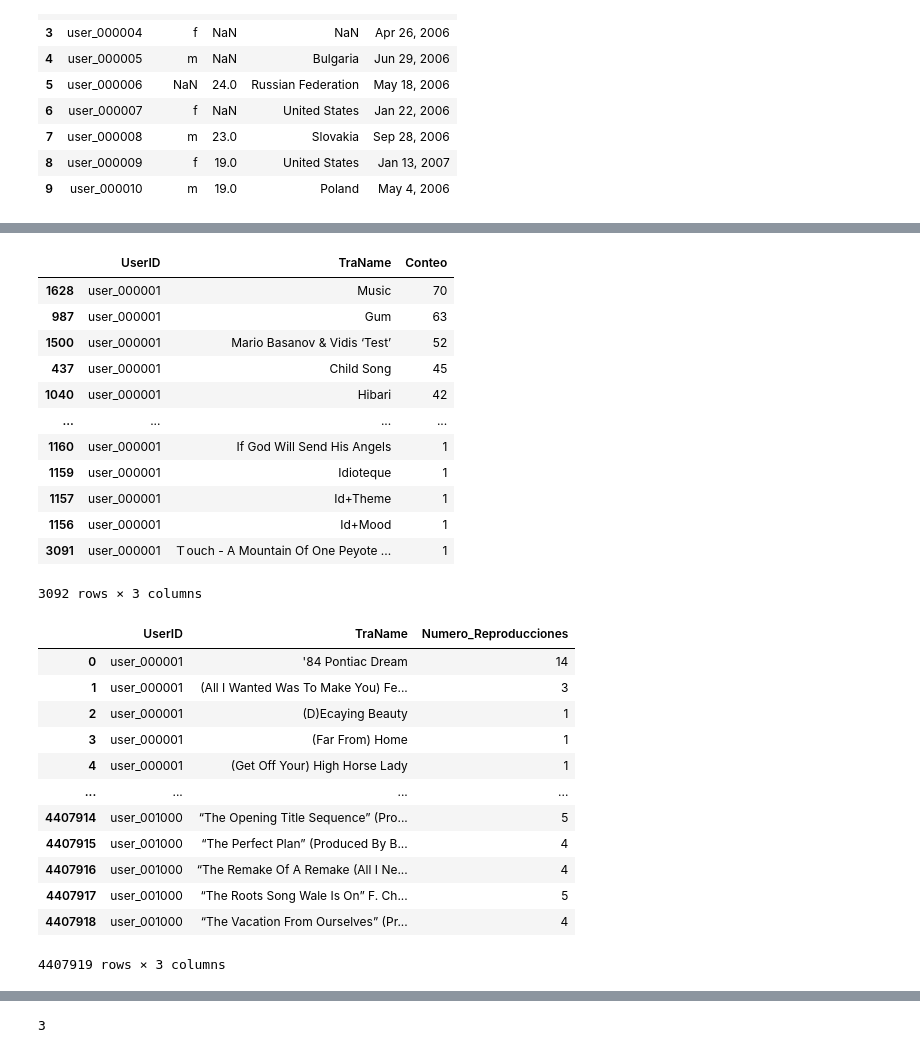
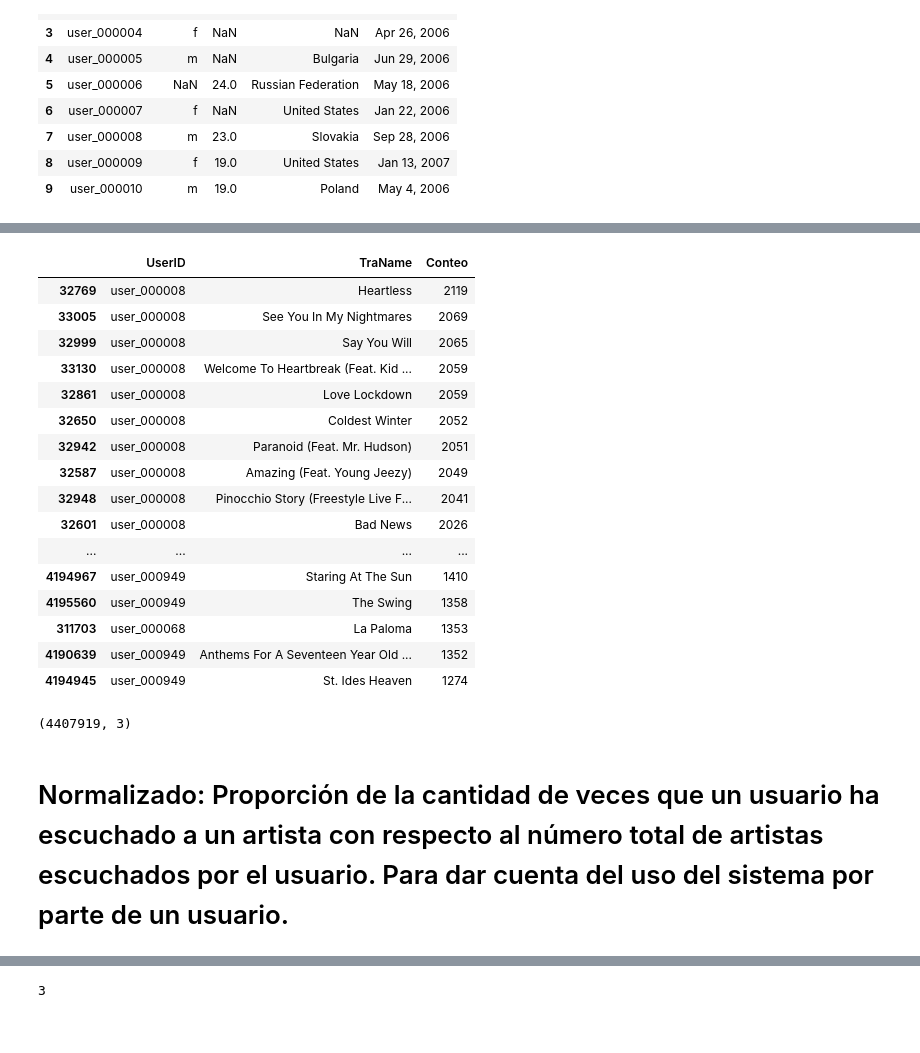
Before and after one commit to CristianMorenoMo/sistemas_recomendacion, a Jupyter notebook: Taller_1.ipynb, the cells around one changed output, grey strips where cells are left out. Cells and saved outputs as stored; diff of their text form; code cells hidden in the pictures.

```diff
--- a/Taller_1.ipynb
+++ b/Taller_1.ipynb
@@ -51,33 +171,25 @@ df2.head()
 # %%
-df2[df2['UserID'] == 'user_000001'].groupby(['UserID','TraName']).size().reset_index(name = 'Conteo').sort_values(by = 'Conteo', ascending = False)
+ConteoPista=df2.groupby(['UserID','TraName']).size().reset_index(name = 'Conteo').sort_values(by = 'Conteo', ascending = False)
+display (ConteoPista.head(20))
+print(ConteoPista.shape)
 # %% [output]
 |  | UserID | TraName | Conteo |
-| 1628 | user_000001 | Music | 70 |
-| 987 | user_000001 | Gum | 63 |
-| 1500 | user_000001 | Mario Basanov & Vidis ‘Test’ | 52 |
-| 437 | user_000001 | Child Song | 45 |
-| 1040 | user_000001 | Hibari | 42 |
+| 32769 | user_000008 | Heartless | 2119 |
+| 33005 | user_000008 | See You In My Nightmares | 2069 |
+| 32999 | user_000008 | Say You Will | 2065 |
+| 33130 | user_000008 | Welcome To Heartbreak (Feat. Kid ... | 2059 |
+| 32861 | user_000008 | Love Lockdown | 2059 |
+| 32650 | user_000008 | Coldest Winter | 2052 |
+| 32942 | user_000008 | Paranoid (Feat. Mr. Hudson) | 2051 |
+| 32587 | user_000008 | Amazing (Feat. Young Jeezy) | 2049 |
+| 32948 | user_000008 | Pinocchio Story (Freestyle Live F... | 2041 |
+| 32601 | user_000008 | Bad News | 2026 |
 | ... | ... | ... | ... |
-| 1160 | user_000001 | If God Will Send His Angels | 1 |
-| 1159 | user_000001 | Idioteque | 1 |
-| 1157 | user_000001 | Id+Theme | 1 |
-| 1156 | user_000001 | Id+Mood | 1 |
-| 3091 | user_000001 | Ｔouch - A Mountain Of One Peyote ... | 1 |
+| 4194967 | user_000949 | Staring At The Sun | 1410 |
+| 4195560 | user_000949 | The Swing | 1358 |
+| 311703 | user_000068 | La Paloma | 1353 |
+| 4190639 | user_000949 | Anthems For A Seventeen Year Old ... | 1352 |
+| 4194945 | user_000949 | St. Ides Heaven | 1274 |
-3092 rows × 3 columns
+(4407919, 3)
-# %%
-ratings = df2.groupby(['UserID','TraName']).size().reset_index(name = 'Numero_Reproducciones')
-ratings.head()
-# %% [output]
-|  | UserID | TraName | Numero_Reproducciones |
-| 0 | user_000001 | '84 Pontiac Dream | 14 |
-| 1 | user_000001 | (All I Wanted Was To Make You) Fe... | 3 |
-| 2 | user_000001 | (D)Ecaying Beauty | 1 |
-| 3 | user_000001 | (Far From) Home | 1 |
-| 4 | user_000001 | (Get Off Your) High Horse Lady | 1 |
-| ... | ... | ... | ... |
-| 4407914 | user_001000 | “The Opening Title Sequence” (Pro... | 5 |
-| 4407915 | user_001000 | “The Perfect Plan” (Produced By B... | 4 |
-| 4407916 | user_001000 | “The Remake Of A Remake (All I Ne... | 4 |
-| 4407917 | user_001000 | “The Roots Song Wale Is On” F. Ch... | 5 |
-| 4407918 | user_001000 | “The Vacation From Ourselves” (Pr... | 4 |
-4407919 rows × 3 columns
+# %% [markdown]
+# Normalizado: Proporción  de la cantidad de veces que un usuario ha escuchado a  un artista con respecto al número total de artistas escuchados  por el usuario. Para dar cuenta del uso del sistema por parte de un usuario.
```
Also changed, not shown: parts of 30 cells of this notebook.
